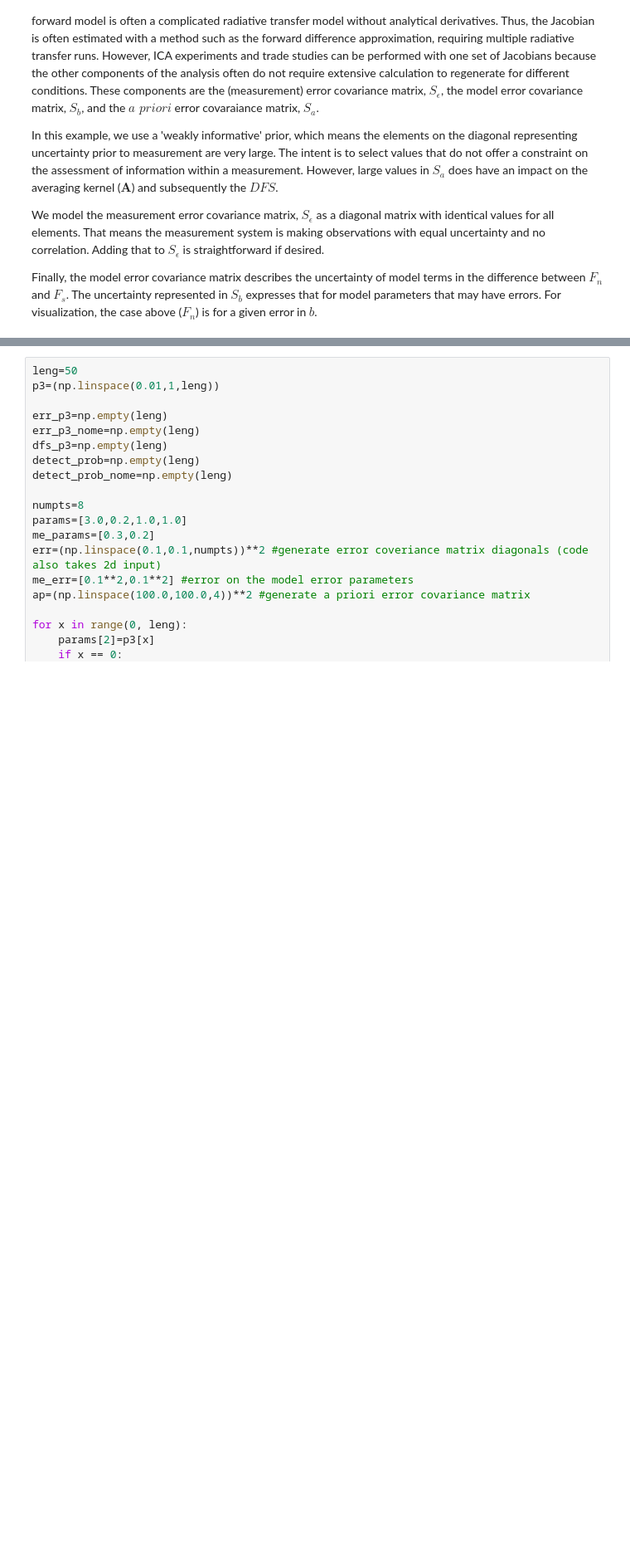
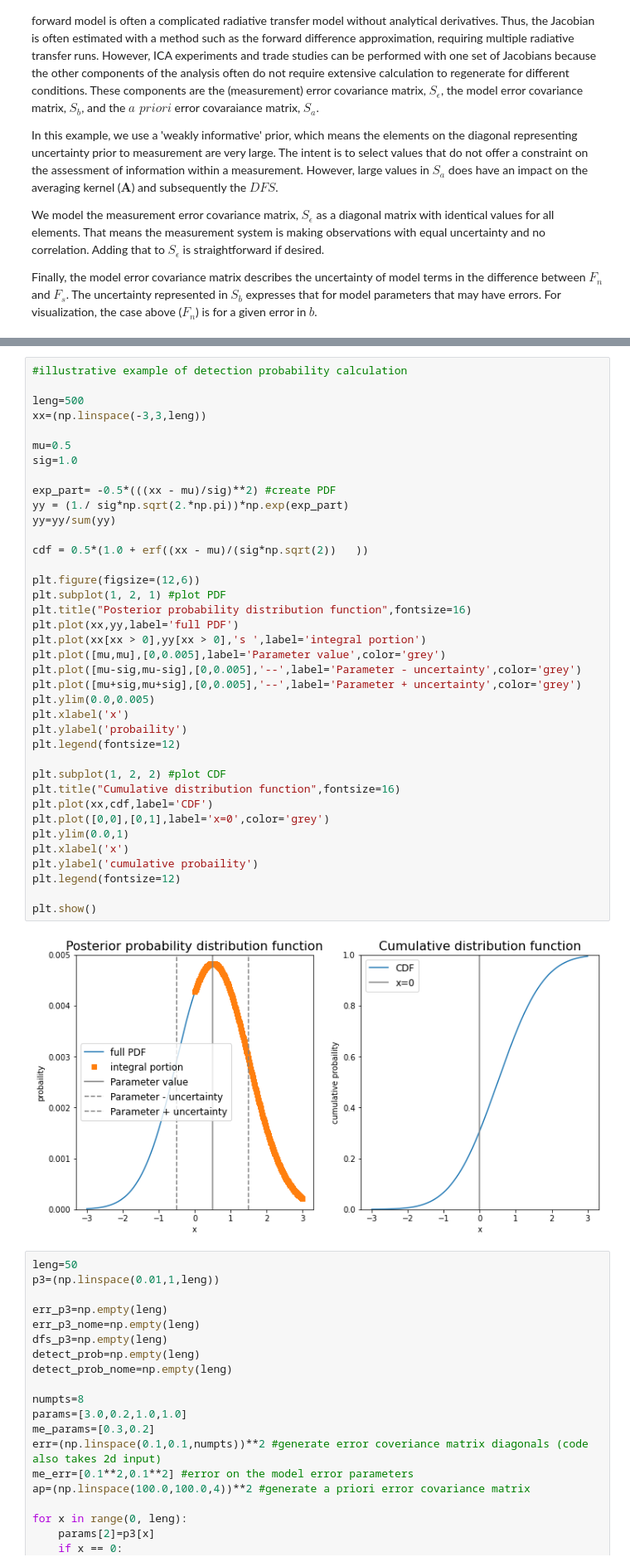
Before and after one commit to knobelsp/RodgersICA, a Jupyter notebook: RodgersICADemo.ipynb, the cells around one changed output, grey strips where cells are left out. Shown at 83% size. Cells and saved outputs as stored; diff of their text form; blank space fills up the shorter version.

```diff
--- a/RodgersICADemo.ipynb
+++ b/RodgersICADemo.ipynb
@@ -315,3 +436,43 @@ def rodgers(jac, err, ap, model_error={}, model_error_jacobian={}):
+# %%
+#illustrative example of detection probability calculation
+
+leng=500
+xx=(np.linspace(-3,3,leng))
+
+mu=0.5
+sig=1.0
+
+exp_part= -0.5*(((xx - mu)/sig)**2) #create PDF
+yy = (1./ sig*np.sqrt(2.*np.pi))*np.exp(exp_part)
+yy=yy/sum(yy)
+
+cdf = 0.5*(1.0 + erf((xx - mu)/(sig*np.sqrt(2))   ))
+
+plt.figure(figsize=(12,6))
+plt.subplot(1, 2, 1) #plot PDF
+plt.title("Posterior probability distribution function",fontsize=16)
+plt.plot(xx,yy,label='full PDF')
+plt.plot(xx[xx > 0],yy[xx > 0],'s ',label='integral portion')
+plt.plot([mu,mu],[0,0.005],label='Parameter value',color='grey')
+plt.plot([mu-sig,mu-sig],[0,0.005],'--',label='Parameter - uncertainty',color='grey')
+plt.plot([mu+sig,mu+sig],[0,0.005],'--',label='Parameter + uncertainty',color='grey')
+plt.ylim(0.0,0.005)
+plt.xlabel('x')
+plt.ylabel('probaility')
+plt.legend(fontsize=12)
+
+plt.subplot(1, 2, 2) #plot CDF
+plt.title("Cumulative distribution function",fontsize=16)
+plt.plot(xx,cdf,label='CDF')
+plt.plot([0,0],[0,1],label='x=0',color='grey')
+plt.ylim(0.0,1)
+plt.xlabel('x')
+plt.ylabel('cumulative probaility')
+plt.legend(fontsize=12)
+
+plt.show()
+# %% [output]
+[figure, added]
 # %%
 leng=50
 p3=(np.linspace(0.01,1,leng))
```
Also changed, not shown: parts of 14 cells of this notebook, 1 other file.
